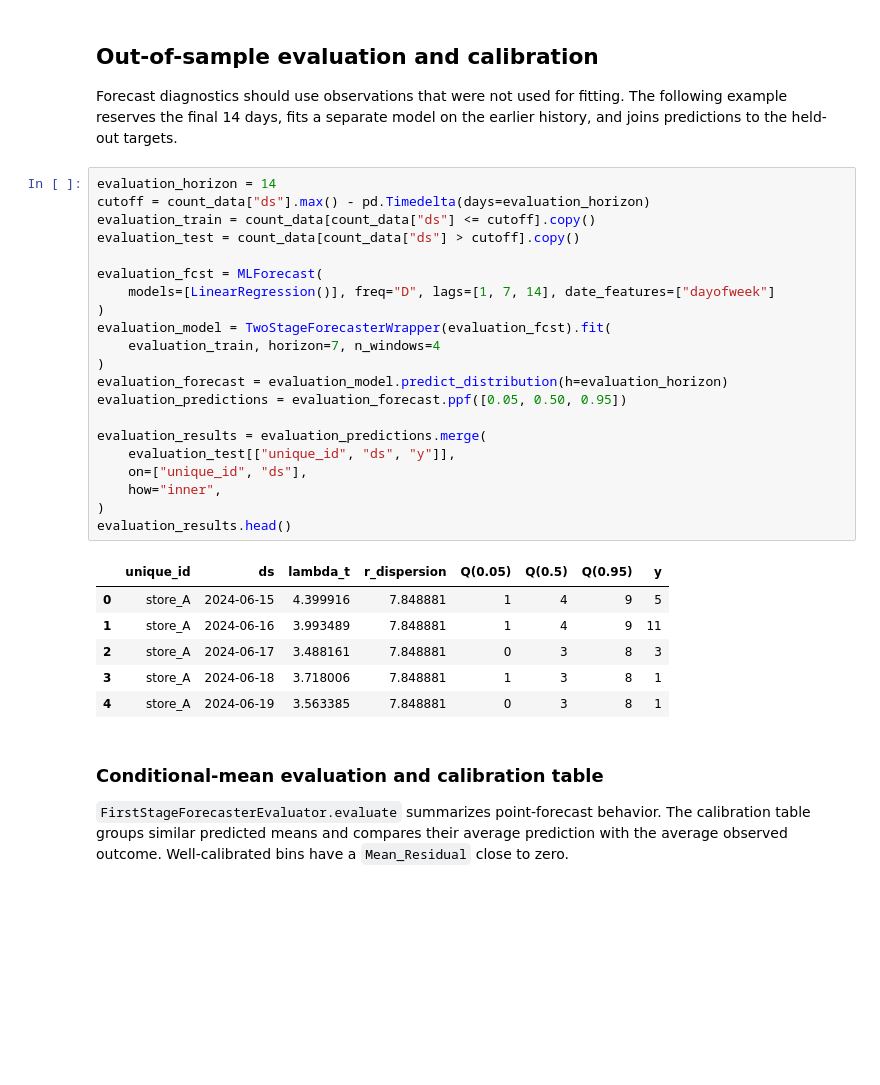
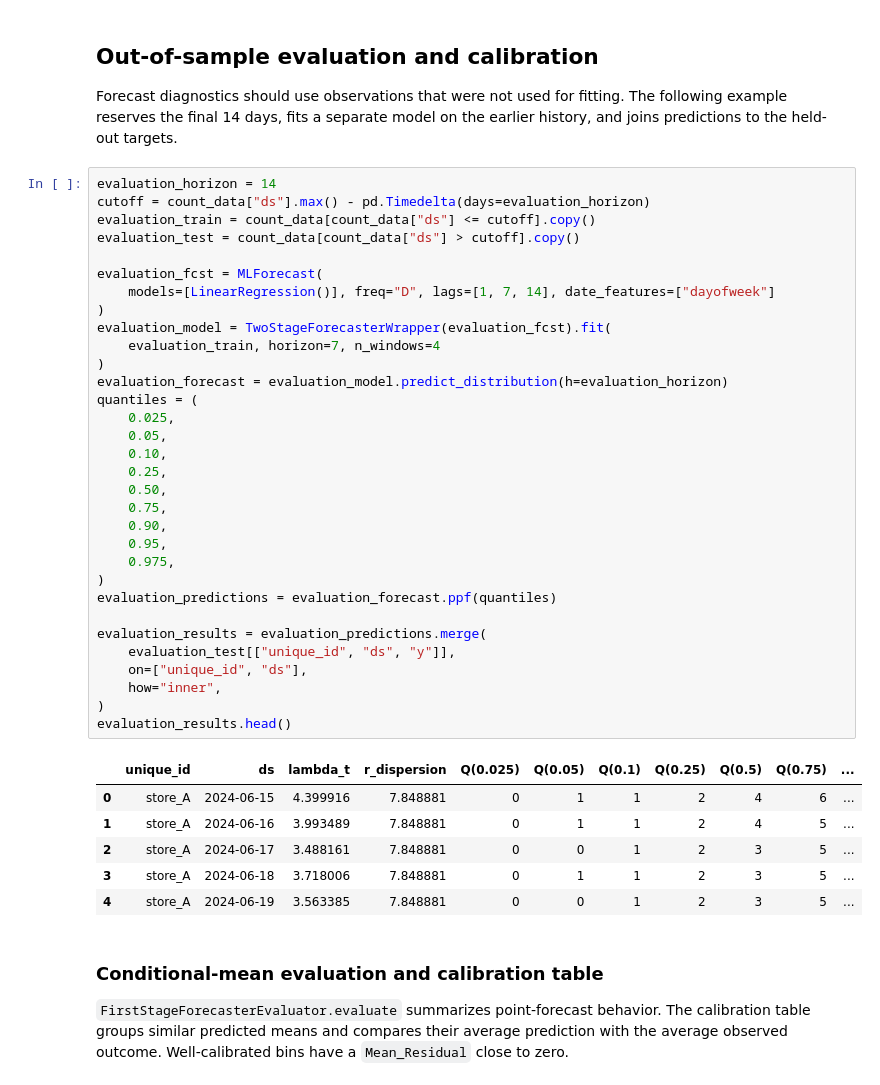
Before and after one commit to heylucasleao/tinyshift, a Jupyter notebook: tinyshift/examples/tsf.ipynb, the cells around one changed output. Drawn from its saved outputs; the diff is of its cells as text; blank space fills up the shorter version.

Commit message:
✨ Update quantile calculations and output formatting in TwoStageForecasterEvaluator; enhance evaluation metrics display.

```diff
--- a/tinyshift/examples/tsf.ipynb
+++ b/tinyshift/examples/tsf.ipynb
@@ -284,31 +284,42 @@ Forecast diagnostics should use observations that were not used for fitting. The
 # %%
 evaluation_horizon = 14
 cutoff = count_data["ds"].max() - pd.Timedelta(days=evaluation_horizon)
 evaluation_train = count_data[count_data["ds"] <= cutoff].copy()
 evaluation_test = count_data[count_data["ds"] > cutoff].copy()
 
 evaluation_fcst = MLForecast(
     models=[LinearRegression()], freq="D", lags=[1, 7, 14], date_features=["dayofweek"]
 )
 evaluation_model = TwoStageForecasterWrapper(evaluation_fcst).fit(
     evaluation_train, horizon=7, n_windows=4
 )
 evaluation_forecast = evaluation_model.predict_distribution(h=evaluation_horizon)
-evaluation_predictions = evaluation_forecast.ppf([0.05, 0.50, 0.95])
+quantiles = (
+    0.025,
+    0.05,
+    0.10,
+    0.25,
+    0.50,
+    0.75,
+    0.90,
+    0.95,
+    0.975,
+)
+evaluation_predictions = evaluation_forecast.ppf(quantiles)
 
 evaluation_results = evaluation_predictions.merge(
     evaluation_test[["unique_id", "ds", "y"]],
     on=["unique_id", "ds"],
     how="inner",
 )
 evaluation_results.head()
 # %% [output]
-|  | unique_id | ds | lambda_t | r_dispersion | Q(0.05) | Q(0.5) | Q(0.95) | y |
-| 0 | store_A | 2024-06-15 | 4.399916 | 7.848881 | 1 | 4 | 9 | 5 |
-| 1 | store_A | 2024-06-16 | 3.993489 | 7.848881 | 1 | 4 | 9 | 11 |
-| 2 | store_A | 2024-06-17 | 3.488161 | 7.848881 | 0 | 3 | 8 | 3 |
-| 3 | store_A | 2024-06-18 | 3.718006 | 7.848881 | 1 | 3 | 8 | 1 |
-| 4 | store_A | 2024-06-19 | 3.563385 | 7.848881 | 0 | 3 | 8 | 1 |
+|  | unique_id | ds | lambda_t | r_dispersion | Q(0.025) | Q(0.05) | Q(0.1) | Q(0.25) | Q(0.5) | Q(0.75) | ... |
+| 0 | store_A | 2024-06-15 | 4.399916 | 7.848881 | 0 | 1 | 1 | 2 | 4 | 6 | ... |
+| 1 | store_A | 2024-06-16 | 3.993489 | 7.848881 | 0 | 1 | 1 | 2 | 4 | 5 | ... |
+| 2 | store_A | 2024-06-17 | 3.488161 | 7.848881 | 0 | 0 | 1 | 2 | 3 | 5 | ... |
+| 3 | store_A | 2024-06-18 | 3.718006 | 7.848881 | 0 | 1 | 1 | 2 | 3 | 5 | ... |
+| 4 | store_A | 2024-06-19 | 3.563385 | 7.848881 | 0 | 0 | 1 | 2 | 3 | 5 | ... |
 # %% [markdown]
 ### Conditional-mean evaluation and calibration table
 
```
Also changed, not shown: parts of 1 cell of this notebook.
